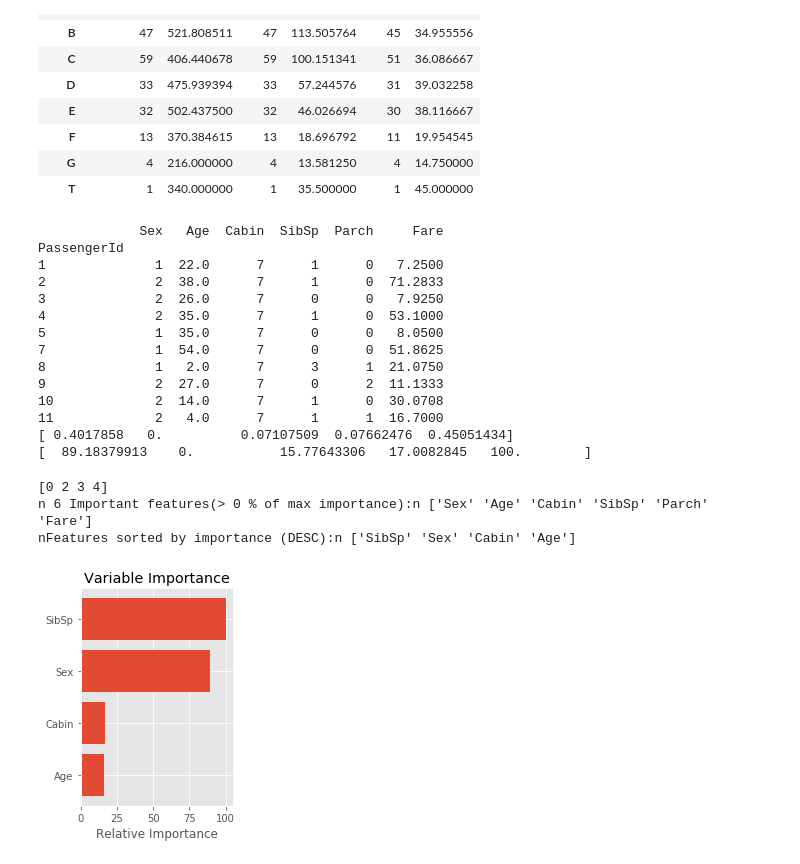
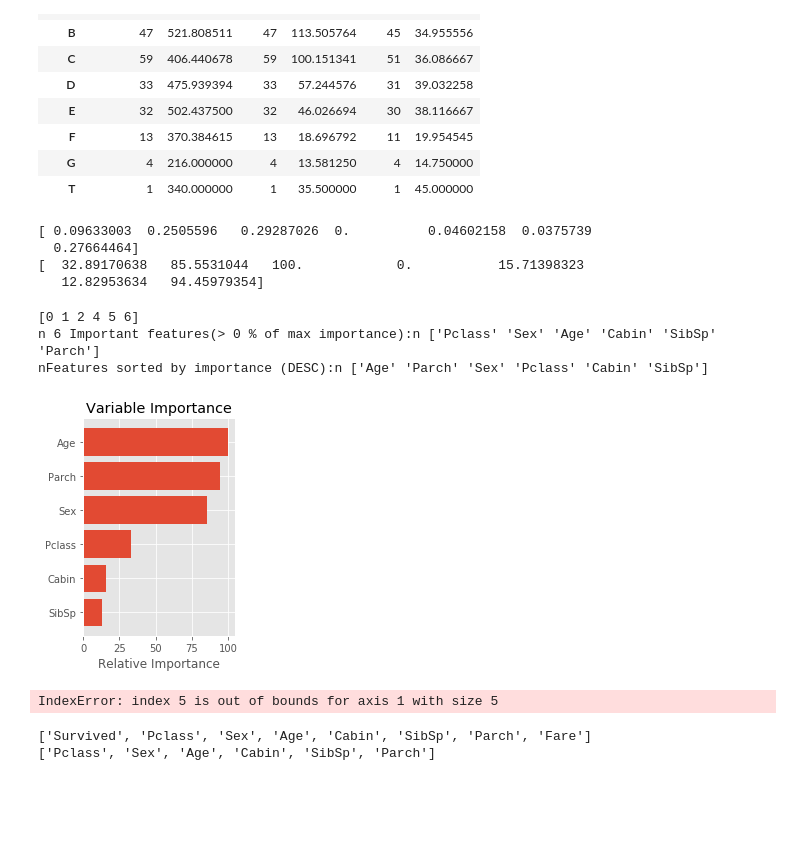
Before and after one commit to autumn-seaweed/kaggle_titanic, a Jupyter notebook: Kaggle_Titanic.ipynb, the cells around one changed output. Cells and saved outputs as stored; diff of their text form; code cells hidden in the pictures; blank space fills up the shorter version.

```diff
--- a/Kaggle_Titanic.ipynb
+++ b/Kaggle_Titanic.ipynb
@@ -133,7 +133,7 @@ df[['Cabin','PassengerId', 'Fare', 'Age']].groupby(['Cabin']).agg(['count', 'mea
 | G | 4 | 216.000000 | 4 | 13.581250 | 4 | 14.750000 |
 | T | 1 | 340.000000 | 1 | 35.500000 | 1 | 45.000000 |
 # %%
-FEATURES = ['Pclass', 'Sex', 'Age', 'Cabin', 'SibSp', 'Parch', 'Fare']
+FEATURES = ['Survived','Pclass', 'Sex', 'Age', 'Cabin', 'SibSp', 'Parch', 'Fare']
 
 
 data_df = pd.DataFrame.from_csv("train.csv")
@@ -145,8 +145,9 @@ data_df['Cabin'] = data_df['Cabin'][1]
 data_df['Cabin'] = data_df['Cabin'].fillna(value='U')
 data_df['Cabin'] = data_df['Cabin'].replace('A',1).replace('B',2).replace('C',3).replace('D',4).replace('E',5).replace('F',6).replace('U',7)
 
+data_df.reset_index()
+
 data_df = data_df[FEATURES]
-print(data_df.head(10))
 
 X = data_df.values[:, 1::]
 y = data_df.values[:, 0]
@@ -161,52 +162,49 @@ print(feature_importance)
 feature_importance = 100.0 * (feature_importance / feature_importance.max())
 print(feature_importance)
 # %% [output]
-             Sex   Age  Cabin  SibSp  Parch     Fare
-PassengerId
-1              1  22.0      7      1      0   7.2500
-2              2  38.0      7      1      0  71.2833
-3              2  26.0      7      0      0   7.9250
-4              2  35.0      7      1      0  53.1000
-5              1  35.0      7      0      0   8.0500
-7              1  54.0      7      0      0  51.8625
-8              1   2.0      7      3      1  21.0750
-9              2  27.0      7      0      2  11.1333
-10             2  14.0      7      1      0  30.0708
-11             2   4.0      7      1      1  16.7000
-[ 0.4017858   0.          0.07107509  0.07662476  0.45051434]
-[  89.18379913    0.           15.77643306   17.0082845   100.        ]
+[ 0.09633003  0.2505596   0.29287026  0.          0.04602158  0.0375739
+  0.27664464]
+[  32.89170638   85.5531044   100.            0.           15.71398323
+   12.82953634   94.45979354]
 # %%
 
 # A threshold below which to drop features from the final data set. Specifically, this number represents
 # the percentage of the most important feature's importance value
 fi_threshold = 0
 
 # Get the indexes of all features over the importance threshold
 important_idx = np.where(feature_importance > fi_threshold)[0]
 print(important_idx)
 
 # Create a list of all the feature names above the importance threshold
-important_features = np.array(FEATURES)
+important_features = np.array(FEATURES[1:-1])
 print("n", important_features.shape[0], "Important features(>", fi_threshold, "% of max importance):n", important_features)
 
 # Get the sorted indexes of important features
 sorted_idx = np.argsort(feature_importance[important_idx])[::-1]
 print("nFeatures sorted by importance (DESC):n", important_features[sorted_idx])
 
 # Adapted from http://scikit-learn.org/stable/auto_examples/ensemble/plot_gradient_boosting_regression.html
 pos = np.arange(sorted_idx.shape[0]) + .5
 plt.subplot(1, 2, 2)
 plt.barh(pos, feature_importance[important_idx][sorted_idx[::-1]], align='center')
 plt.yticks(pos, important_features[sorted_idx[::-1]])
 plt.xlabel('Relative Importance')
 plt.title('Variable Importance')
 plt.draw()
 plt.show()
 
 # Remove non-important features from the feature set, and reorder those remaining
 X = X[:, important_idx][:, sorted_idx]
 # %% [output]
-[0 2 3 4]
-n 6 Important features(> 0 % of max importance):n ['Sex' 'Age' 'Cabin' 'SibSp' 'Parch' 'Fare']
-nFeatures sorted by importance (DESC):n ['SibSp' 'Sex' 'Cabin' 'Age']
+[0 1 2 4 5 6]
+n 6 Important features(> 0 % of max importance):n ['Pclass' 'Sex' 'Age' 'Cabin' 'SibSp' 'Parch']
+nFeatures sorted by importance (DESC):n ['Age' 'Parch' 'Sex' 'Pclass' 'Cabin' 'SibSp']
-[figure, old version]
+[figure, new version]
+IndexError: index 5 is out of bounds for axis 1 with size 5
+# %%
+print(FEATURES)
+print(FEATURES[1:-1])
+# %% [output]
+['Survived', 'Pclass', 'Sex', 'Age', 'Cabin', 'SibSp', 'Parch', 'Fare']
+['Pclass', 'Sex', 'Age', 'Cabin', 'SibSp', 'Parch']
```
